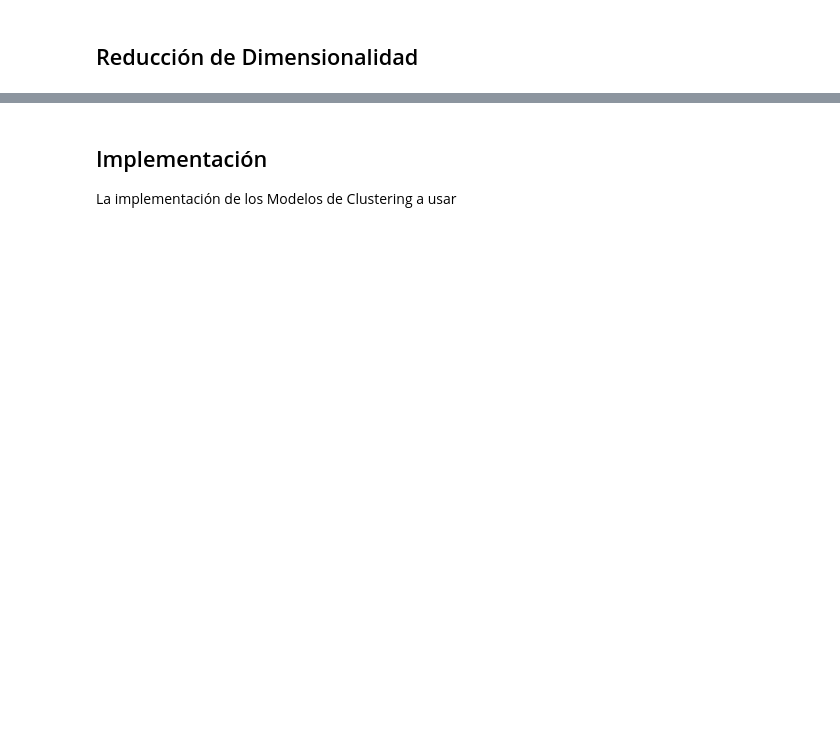
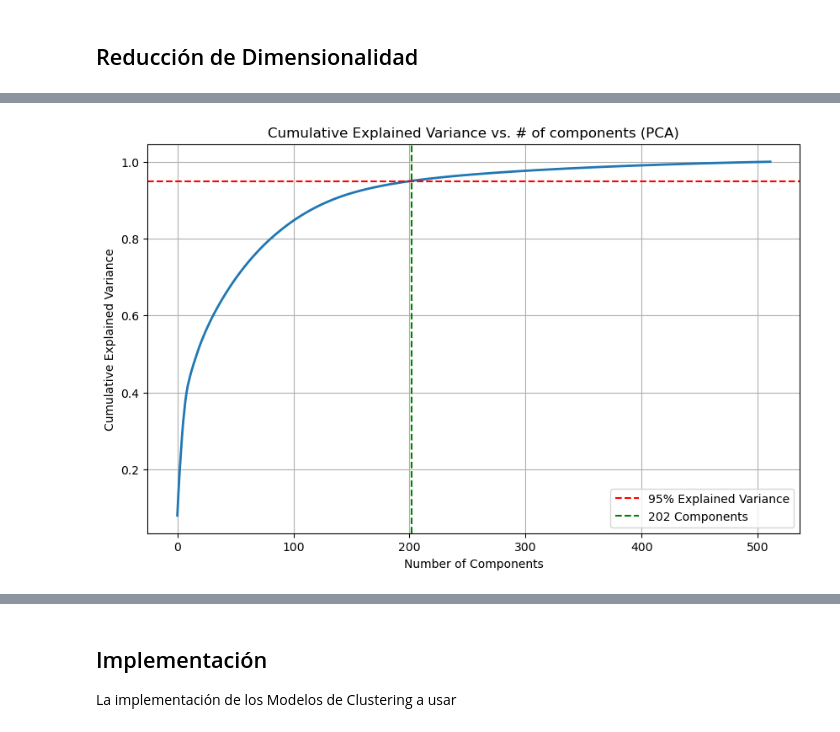
Before and after one commit to slamgLuke/HAClustering, a Jupyter notebook: main.ipynb, the cells around one changed output, grey strips where cells are left out. Saved outputs shown, nothing was run; the diff lists cells and outputs as text; code cells hidden in the pictures; blank space fills up the shorter version.

```diff
--- a/main.ipynb
+++ b/main.ipynb
@@ -161,0 +146,6 @@ Finished consolidating feature vectors
+# %%
+X_train, Y_train, train_ids = consolidate_features(feature_path, train_df)
+X_val, Y_val, val_ids = consolidate_features(feature_path, val_df)
+X_test, test_ids = consolidate_features(feature_path, test_df, return_labels=False)
+print("Finished consolidating feature vectors")
+X_train.head()
@@ -169,0 +179,9 @@ csv len:          6664
+# %%
+from sklearn.preprocessing import StandardScaler
+from sklearn.preprocessing import PowerTransformer
+
+# scaler = StandardScaler()
+scaler = PowerTransformer(method='yeo-johnson')
+X_train_scaled = scaler.fit_transform(X_train)
+X_val_scaled = scaler.transform(X_val)
+X_test_scaled = scaler.transform(X_test)
@@ -169,0 +197,20 @@ csv len:          6664
+# %%
+from sklearn.decomposition import PCA
+
+pca = PCA()
+X_train_pca = pca.fit_transform(X_train_scaled)
+cumsum = np.cumsum(pca.explained_variance_ratio_)
+k_pca = np.argmax(cumsum >= 0.95)
+
+plt.figure(figsize=(10, 6))
+plt.plot(cumsum, linewidth=2)
+plt.axhline(y=0.95, color='r', linestyle='--', label='95% Explained Variance')
+plt.axvline(x=k_pca, color='g', linestyle='--', label=f'{k_pca} Components')
+plt.xlabel('Number of Components')
+plt.ylabel('Cumulative Explained Variance')
+plt.title('Cumulative Explained Variance vs. # of components (PCA)')
+plt.legend()
+plt.grid(True)
+plt.show()
+# %% [output]
+[figure, added]
```
Also changed, not shown: parts of 19 cells of this notebook.
